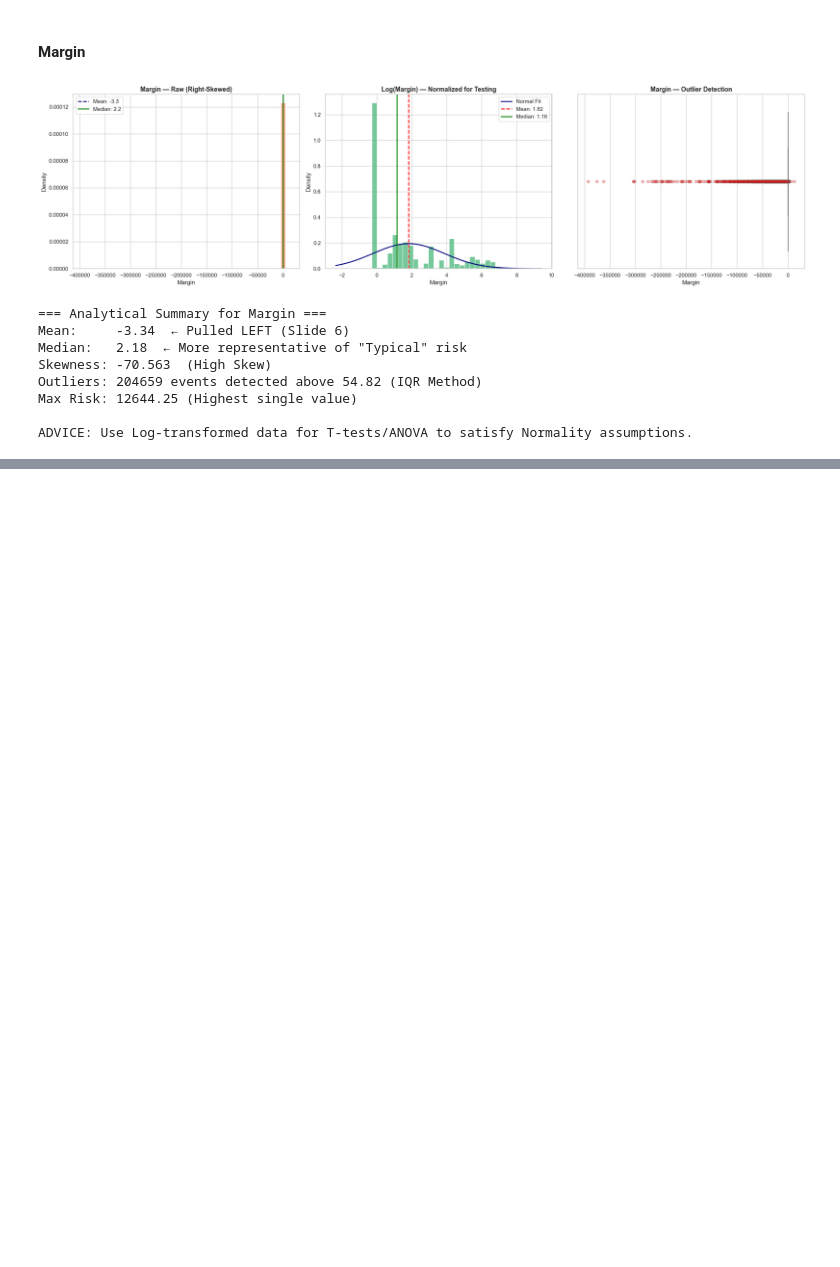
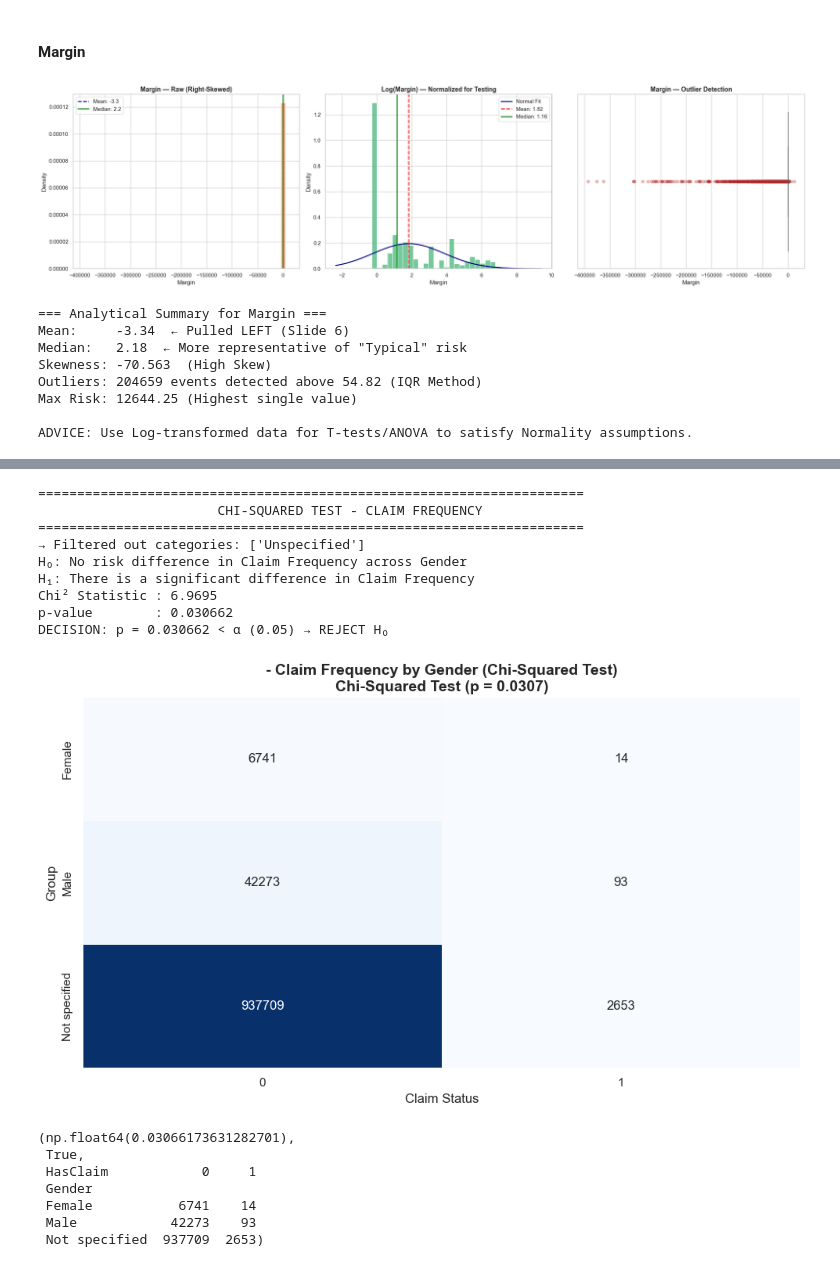
Before and after one commit to Melki123shi/insurance-risk-analytics, a Jupyter notebook: notebooks/02_hypothesis_testing.ipynb, the cells around one changed output, grey strips where cells are left out. Saved outputs shown, nothing was run; the diff lists cells and outputs as text; code cells hidden in the pictures; blank space fills up the shorter version.

```diff
--- a/notebooks/02_hypothesis_testing.ipynb
+++ b/notebooks/02_hypothesis_testing.ipynb
@@ -99,0 +309,26 @@ ADVICE: Use Log-transformed data for T-tests/ANOVA to satisfy Normality assumpti
+# %%
+chi_squared_claim_frequency_test(
+    df,
+    group_col="Gender",
+    claim_col="HasClaim",
+    drop_categories=["Unspecified"],
+    title="- Claim Frequency by Gender (Chi-Squared Test)",
+)
+# %% [output]
+======================================================================
+                       CHI-SQUARED TEST - CLAIM FREQUENCY
+======================================================================
+→ Filtered out categories: ['Unspecified']
+H₀: No risk difference in Claim Frequency across Gender
+H₁: There is a significant difference in Claim Frequency
+Chi² Statistic : 6.9695
+p-value        : 0.030662
+DECISION: p = 0.030662 < α (0.05) → REJECT H₀
+[figure, added]
+(np.float64(0.03066173631282701),
+ True,
+ HasClaim            0     1
+ Gender
+ Female           6741    14
+ Male            42273    93
+ Not specified  937709  2653)
```
Also changed, not shown: parts of 17 cells of this notebook, 1 other file.
